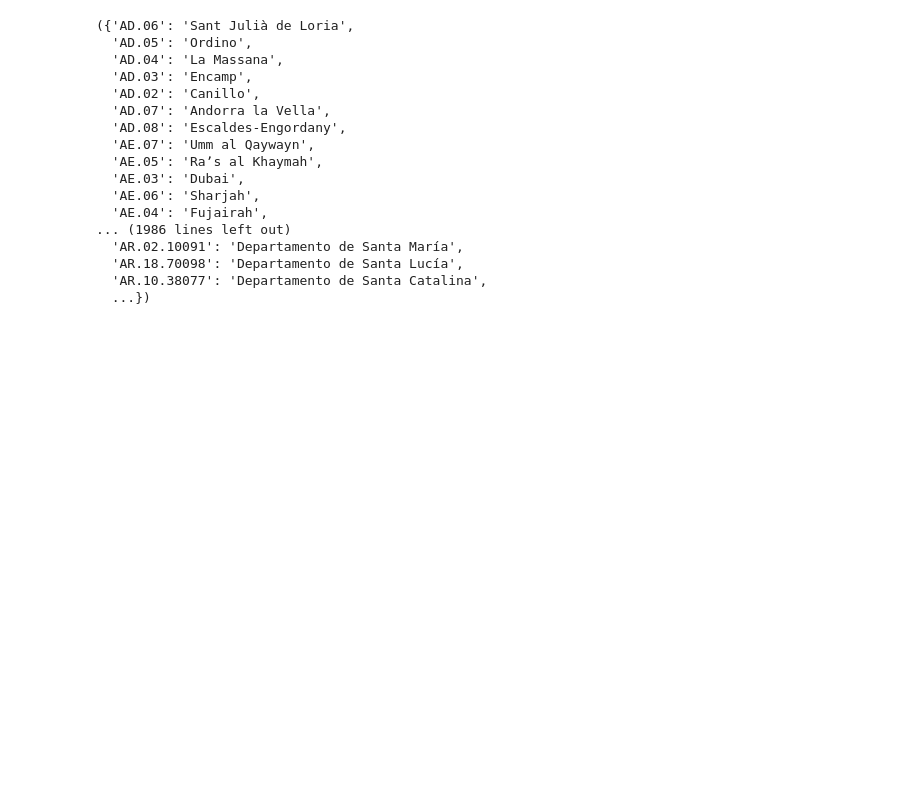
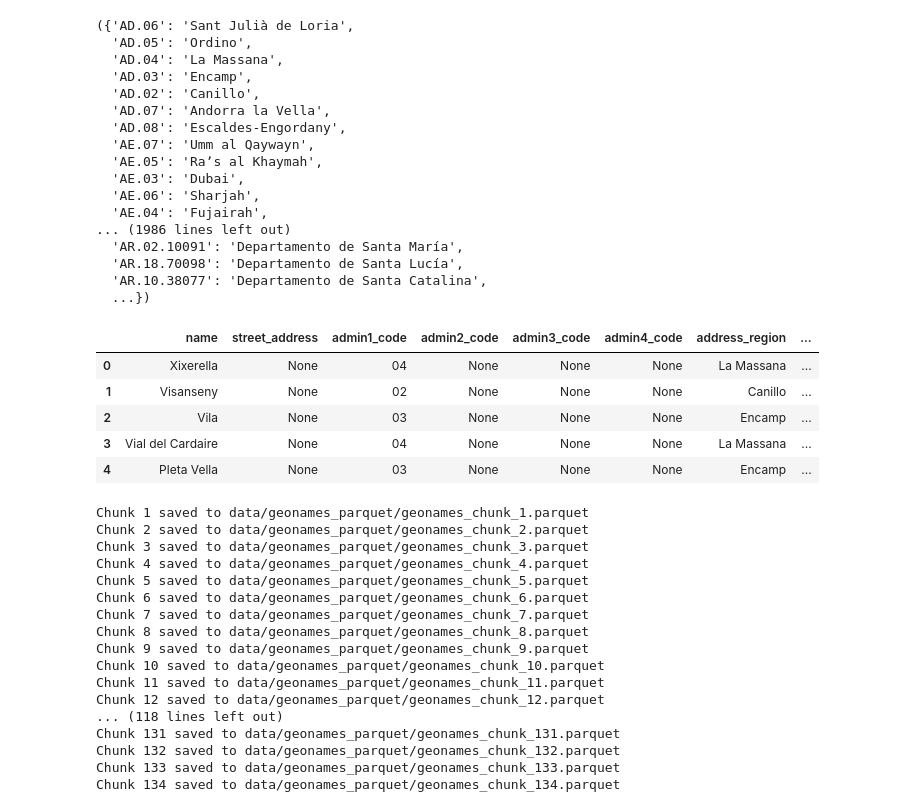
Before and after one commit to hospitaljobsin/hospitaljobsin, a Jupyter notebook: server/notebooks/import_regions.ipynb, the cells around one changed output. Saved outputs shown, nothing was run; the diff lists cells and outputs as text; code cells hidden in the pictures; blank space fills up the shorter version.

```diff
--- a/server/notebooks/import_regions.ipynb
+++ b/server/notebooks/import_regions.ipynb
@@ -385,6 +390,9 @@ Next, let's import all the cities in the states we have extracted so far.
 CHUNK_SIZE = 100_000  # rows per chunk
 PARQUET_DIR = pathlib.Path(f"{DATA_DIR}/geonames_parquet")
 PARQUET_DIR.mkdir(exist_ok=True, parents=True)
+
+def get_parquet_path(chunk_index):
+    return PARQUET_DIR / f"geonames_chunk_{chunk_index}.parquet"
 
 def build_aliases(row, alt_col: str = "NAMEALT"):
     names = set()
@@ -410,14 +418,16 @@ def process_chunk(chunk, chunk_index):
     chunk["address_region"] = None
     chunk["address_locality"] = None
 
+    # make an explicit copy to avoid SettingWithCopyWarning
     address_chunk = chunk[[
-        'name', 'street_address', 'admin1_code', "admin2_code", "admin3_code", "admin4_code", "address_region", "address_locality", 'postal_code', 'iso_a2', 'coordinates', 'aliases'
-    ]]
+        'name', 'street_address', 'admin1_code', "admin2_code", "admin3_code", "admin4_code",
+        "address_region", "address_locality", 'postal_code', 'iso_a2', 'coordinates', 'aliases'
+    ]].copy()
 
     # clean iso a2 code
-    address_chunk['iso_a2'] = address_chunk['iso_a2'].apply(lambda x: x if str(x) != "-99" else None)
+    address_chunk.loc[:, 'iso_a2'] = address_chunk['iso_a2'].apply(lambda x: x if str(x) != "-99" else None)
 
-    parquet_path = PARQUET_DIR / f"geonames_chunk_{chunk_index}.parquet"
+    parquet_path = get_parquet_path(chunk_index)
     address_chunk.to_parquet(parquet_path, index=False)
     print(f"Chunk {chunk_index} saved to {parquet_path}")
     return parquet_path
@@ -714,32 +609,60 @@ def resolve_address_region(row, admin1_map, admin2_map):
 
     return ", ".join(parts) if parts else None
 
 def resolve_address_locality(row, admin1_map, admin2_map):
     parts = []
 
     # Admin2 lookup
     if row.get("iso_a2") and row.get("admin1_code") and row.get("admin2_code"):
         key = f"{row['iso_a2']}.{row['admin1_code']}.{row['admin2_code']}"
         if key in admin2_map:
             parts.append(admin2_map[key])
 
     # ignore Admin3/4 as they are just numbers. we need separate datasets to get human readable names for them
 
     return ", ".join(parts) if parts else None
 
 
 def add_address_regions(df, admin1_map, admin2_map):
     df["address_region"] = df.apply(
         lambda r: resolve_address_region(r, admin1_map, admin2_map),
         axis=1
     )
     df["address_locality"] = df.apply(
         lambda r: resolve_address_locality(r, admin1_map, admin2_map),
         axis=1
     )
     return df
 
-for batch_df in process_parquet_batches(parquet_files):
+for chunk_index, batch_df in process_parquet_batches(parquet_files):
     # Do something with batch_df
     add_address_regions(batch_df, admin1_map, admin2_map)
-    display(batch_df.head())
+    if chunk_index == 1:  # inspect first chunk
+        display(batch_df.head())
+    parquet_path = get_parquet_path(chunk_index)
+    batch_df.to_parquet(parquet_path, index=False)
+    print(f"Chunk {chunk_index} saved to {parquet_path}")
+# %% [output]
+|  | name | street_address | admin1_code | admin2_code | admin3_code | admin4_code | address_region | ... |
+| 0 | Xixerella | None | 04 | None | None | None | La Massana | ... |
+| 1 | Visanseny | None | 02 | None | None | None | Canillo | ... |
+| 2 | Vila | None | 03 | None | None | None | Encamp | ... |
+| 3 | Vial del Cardaire | None | 04 | None | None | None | La Massana | ... |
+| 4 | Pleta Vella | None | 03 | None | None | None | Encamp | ... |
+Chunk 1 saved to data/geonames_parquet/geonames_chunk_1.parquet
+Chunk 2 saved to data/geonames_parquet/geonames_chunk_2.parquet
+Chunk 3 saved to data/geonames_parquet/geonames_chunk_3.parquet
+Chunk 4 saved to data/geonames_parquet/geonames_chunk_4.parquet
+Chunk 5 saved to data/geonames_parquet/geonames_chunk_5.parquet
+Chunk 6 saved to data/geonames_parquet/geonames_chunk_6.parquet
+Chunk 7 saved to data/geonames_parquet/geonames_chunk_7.parquet
+Chunk 8 saved to data/geonames_parquet/geonames_chunk_8.parquet
+Chunk 9 saved to data/geonames_parquet/geonames_chunk_9.parquet
+Chunk 10 saved to data/geonames_parquet/geonames_chunk_10.parquet
+Chunk 11 saved to data/geonames_parquet/geonames_chunk_11.parquet
+Chunk 12 saved to data/geonames_parquet/geonames_chunk_12.parquet
+... (118 lines left out)
+Chunk 131 saved to data/geonames_parquet/geonames_chunk_131.parquet
+Chunk 132 saved to data/geonames_parquet/geonames_chunk_132.parquet
+Chunk 133 saved to data/geonames_parquet/geonames_chunk_133.parquet
+Chunk 134 saved to data/geonames_parquet/geonames_chunk_134.parquet
```
Also changed, not shown: parts of 11 cells of this notebook, 2 other files.
